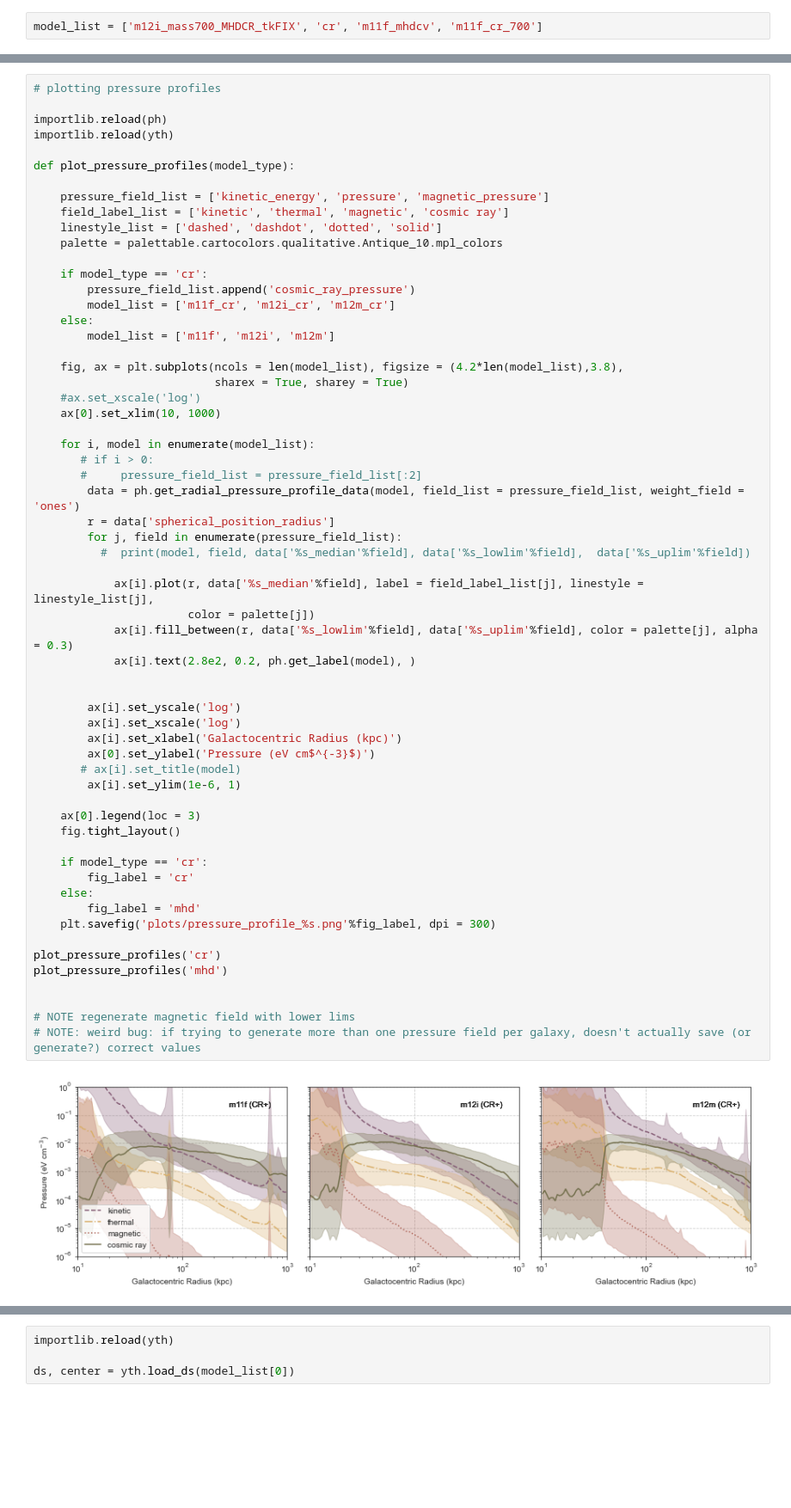
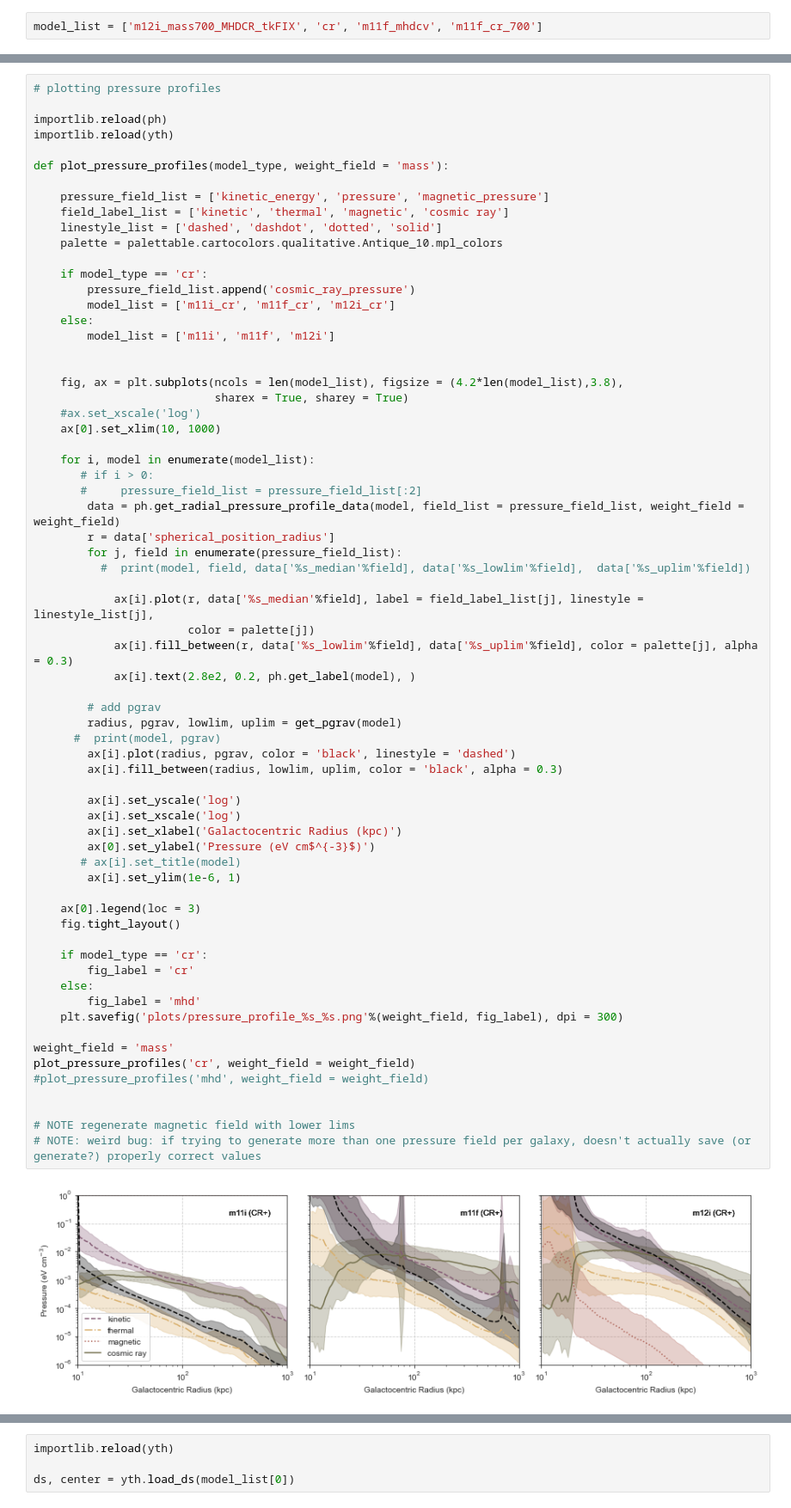
Before and after one commit to ibutsky/cr_diff_cgm, a Jupyter notebook: paper_plots.ipynb, the cells around one changed output, grey strips where cells are left out. Shown at 86% size. Saved outputs shown, nothing was run; the diff lists cells and outputs as text; blank space fills up the shorter version.

Commit message:
fixing bug in pressure profile generation that was leading to artificial flat profiles

```diff
--- a/paper_plots.ipynb
+++ b/paper_plots.ipynb
@@ -119,7 +124,7 @@ model[:4]
 importlib.reload(ph)
 importlib.reload(yth)
 
-def plot_pressure_profiles(model_type):
+def plot_pressure_profiles(model_type, weight_field = 'mass'):
 
     pressure_field_list = ['kinetic_energy', 'pressure', 'magnetic_pressure']
     field_label_list = ['kinetic', 'thermal', 'magnetic', 'cosmic ray']
@@ -128,9 +133,10 @@ def plot_pressure_profiles(model_type):
 
     if model_type == 'cr':
         pressure_field_list.append('cosmic_ray_pressure')
-        model_list = ['m11f_cr', 'm12i_cr', 'm12m_cr']
+        model_list = ['m11i_cr', 'm11f_cr', 'm12i_cr']
     else:
-        model_list = ['m11f', 'm12i', 'm12m']
+        model_list = ['m11i', 'm11f', 'm12i']
+
 
     fig, ax = plt.subplots(ncols = len(model_list), figsize = (4.2*len(model_list),3.8),
                            sharex = True, sharey = True)
@@ -140,38 +146,44 @@ def plot_pressure_profiles(model_type):
     for i, model in enumerate(model_list):
        # if i > 0:
        #     pressure_field_list = pressure_field_list[:2]
-        data = ph.get_radial_pressure_profile_data(model, field_list = pressure_field_list, weight_field = 'ones')
+        data = ph.get_radial_pressure_profile_data(model, field_list = pressure_field_list, weight_field = weight_field)
         r = data['spherical_position_radius']
         for j, field in enumerate(pressure_field_list):
           #  print(model, field, data['%s_median'%field], data['%s_lowlim'%field],  data['%s_uplim'%field])
 
             ax[i].plot(r, data['%s_median'%field], label = field_label_list[j], linestyle = linestyle_list[j],
                        color = palette[j])
             ax[i].fill_between(r, data['%s_lowlim'%field], data['%s_uplim'%field], color = palette[j], alpha = 0.3)
             ax[i].text(2.8e2, 0.2, ph.get_label(model), )
 
+        # add pgrav
+        radius, pgrav, lowlim, uplim = get_pgrav(model)
+      #  print(model, pgrav)
+        ax[i].plot(radius, pgrav, color = 'black', linestyle = 'dashed')
+        ax[i].fill_between(radius, lowlim, uplim, color = 'black', alpha = 0.3)
 
         ax[i].set_yscale('log')
         ax[i].set_xscale('log')
         ax[i].set_xlabel('Galactocentric Radius (kpc)')
         ax[0].set_ylabel('Pressure (eV cm$^{-3}$)')
        # ax[i].set_title(model)
         ax[i].set_ylim(1e-6, 1)
 
     ax[0].legend(loc = 3)
     fig.tight_layout()
 
     if model_type == 'cr':
         fig_label = 'cr'
     else:
         fig_label = 'mhd'
-    plt.savefig('plots/pressure_profile_%s.png'%fig_label, dpi = 300)
+    plt.savefig('plots/pressure_profile_%s_%s.png'%(weight_field, fig_label), dpi = 300)
 
-plot_pressure_profiles('cr')
-plot_pressure_profiles('mhd')
+weight_field = 'mass'
+plot_pressure_profiles('cr', weight_field = weight_field)
+#plot_pressure_profiles('mhd', weight_field = weight_field)
 
 
 # NOTE regenerate magnetic field with lower lims
-# NOTE: weird bug: if trying to generate more than one pressure field per galaxy, doesn't actually save (or generate?) correct values
+# NOTE: weird bug: if trying to generate more than one pressure field per galaxy, doesn't actually save (or generate?) properly correct values
 # %% [output]
-[figure, old version]
+[figure, new version]
```
Also changed, not shown: parts of 21 cells of this notebook, 1 other file.
